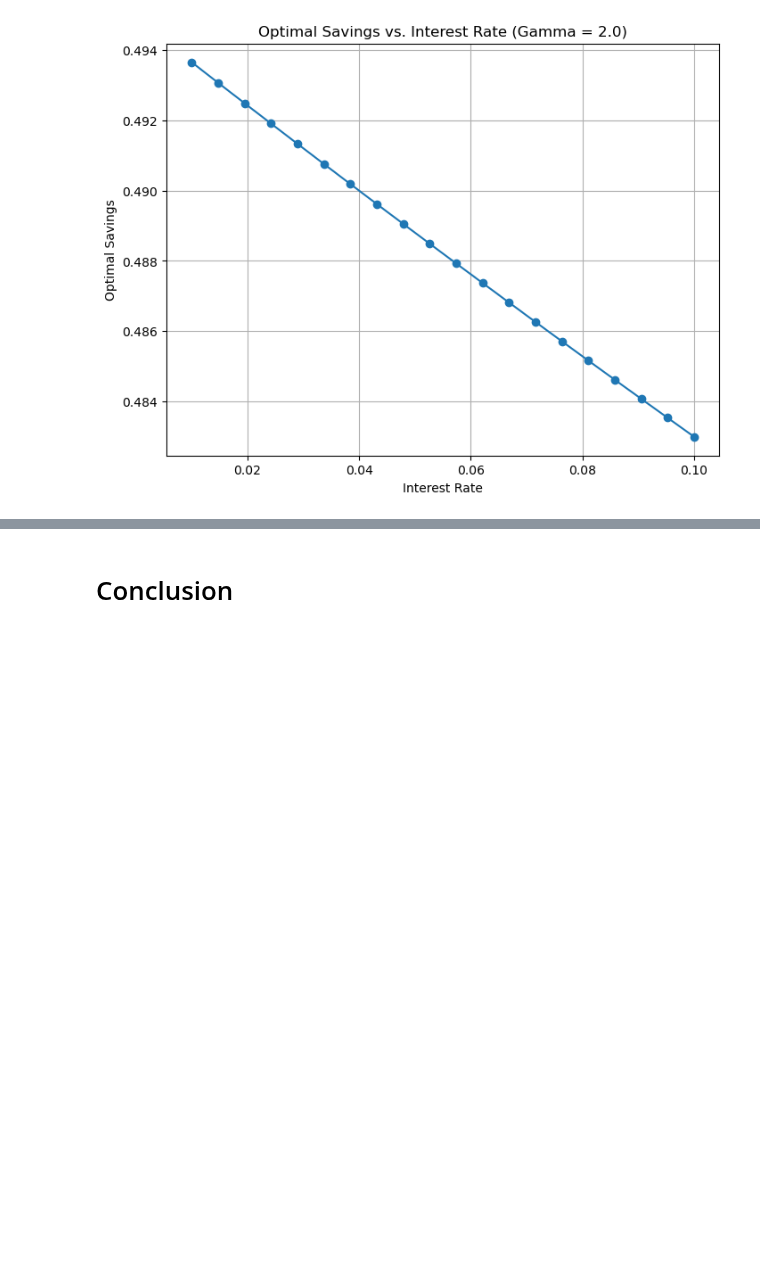
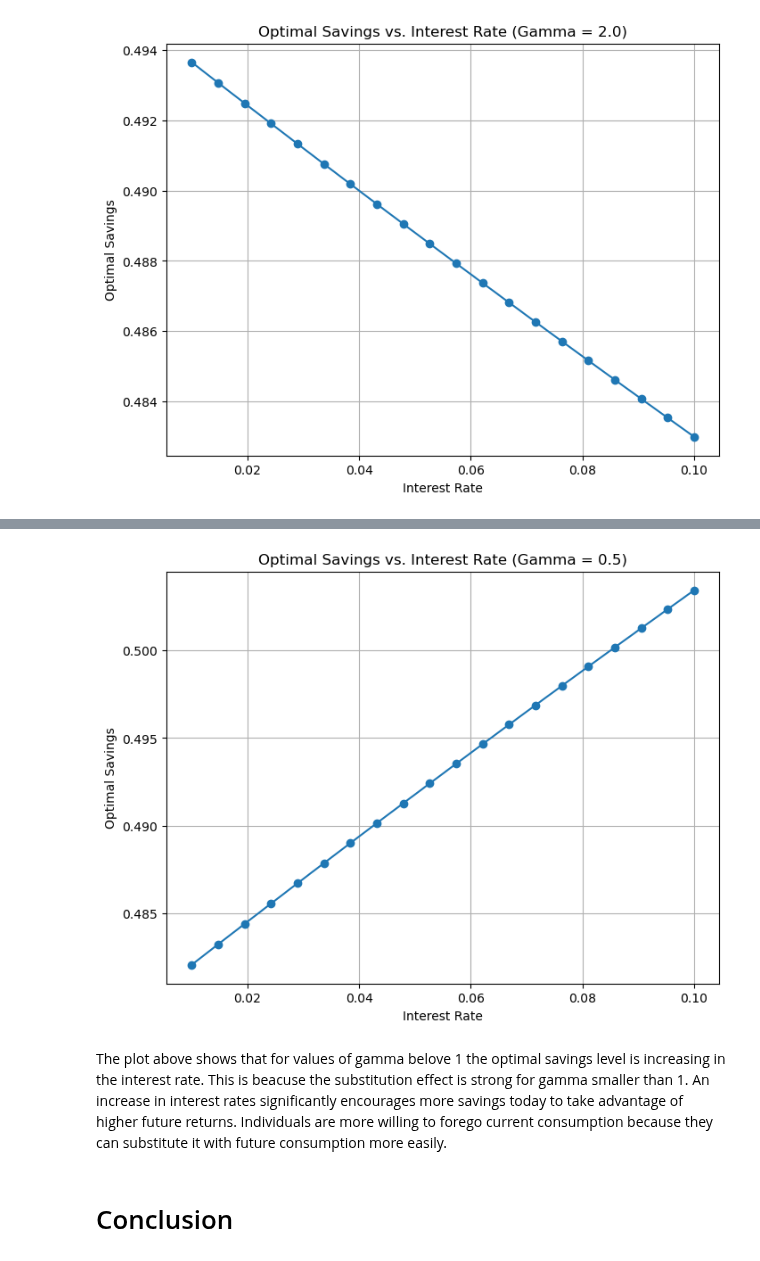
Before and after one commit to NumEconCopenhagen/projects-2024-anton-og-phillip, a Jupyter notebook: modelproject/modelproject.ipynb, the cells around one changed output, grey strips where cells are left out. Drawn from its saved outputs; the diff is of its cells as text; code cells hidden in the pictures; blank space fills up the shorter version.

```diff
--- a/modelproject/modelproject.ipynb
+++ b/modelproject/modelproject.ipynb
@@ -270,2 +260,68 @@ Try to make an extension of the model.
+# %%
+import numpy as np
+import matplotlib.pyplot as plt
+
+# CRRA Utility Function (non-logarithmic case)
+def utility_crra(c, gamma):
+    return (c**(1 - gamma) - 1) / (1 - gamma)
+
+# Objective function for young agents with CRRA utility
+def objective_savings_crra(s, wage, interest_rate, beta, gamma):
+    c_y = wage - s  # Consumption while young
+    c_o = (1 + interest_rate) * s  # Consumption while old
+
+    if c_y <= 0 or c_o <= 0:
+        return -np.inf  # Invalid consumption levels
+
+    total_utility = utility_crra(c_y, gamma) + beta * utility_crra(c_o, gamma)
+    return total_utility
+
+# Finding optimal savings with the CRRA utility
+def find_optimal_savings_crra(wage, interest_rate, beta, gamma):
+    s_lower, s_upper = 0.01, wage  # Search bounds
+    num_iterations = 100
+    tolerance = 1e-6
+
+    for _ in range(num_iterations):
+        s_mid = (s_lower + s_upper) / 2.0
+        grad_left = (objective_savings_crra(s_lower, wage, interest_rate, beta, gamma) -
+                     objective_savings_crra(s_mid, wage, interest_rate, beta, gamma)) / (s_mid - s_lower)
+        grad_right = (objective_savings_crra(s_upper, wage, interest_rate, beta, gamma) -
+                      objective_savings_crra(s_mid, wage, interest_rate, beta, gamma)) / (s_upper - s_mid)
+
+        if grad_left > grad_right:
+            s_upper = s_mid
+        else:
+            s_lower = s_mid
+
+        if abs(s_upper - s_lower) < tolerance:
+            break
+
+    optimal_savings = (s_lower + s_upper) / 2.0
+    return optimal_savings
+
+# Visualize optimal savings for different interest rates with a fixed CRRA gamma value
+def plot_savings_interest_rate():
+    wage = 1.0
+    beta = 0.96
+    gamma = 0.5  # Fixed level of risk aversion (non-logarithmic)
+    interest_rates = np.linspace(0.01, 0.1, 20)  # Interest rate range from 0.01 to 0.1
+
+    optimal_savings_values = [find_optimal_savings_crra(wage, r, beta, gamma) for r in interest_rates]
+
+    plt.figure(figsize=(8, 6))
+    plt.plot(interest_rates, optimal_savings_values, marker='o')
+    plt.xlabel('Interest Rate')
+    plt.ylabel('Optimal Savings')
+    plt.title(f'Optimal Savings vs. Interest Rate (Gamma = {gamma})')
+    plt.grid(True)
+    plt.show()
+
+# Visualize how interest rates affect the optimal savings with CRRA utility
+plot_savings_interest_rate()
+# %% [output]
+[figure, added]
+# %% [markdown]
+The plot above shows that for values of gamma belove 1 the optimal savings level is increasing in the interest rate. This is beacuse the substitution effect is strong for gamma smaller than 1. An increase in interest rates significantly encourages more savings today to take advantage of higher future returns. Individuals are more willing to forego current consumption because they can substitute it with future consumption more easily.
 # %% [markdown]
 # Conclusion
```
Also changed, not shown: parts of 21 cells of this notebook, 1 other file.
